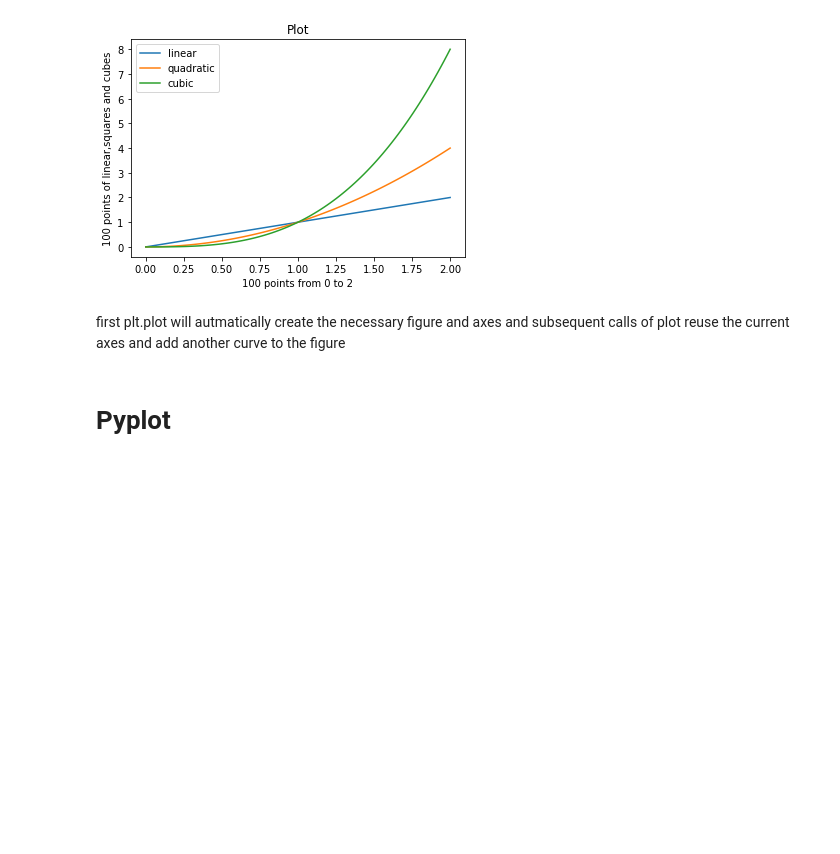
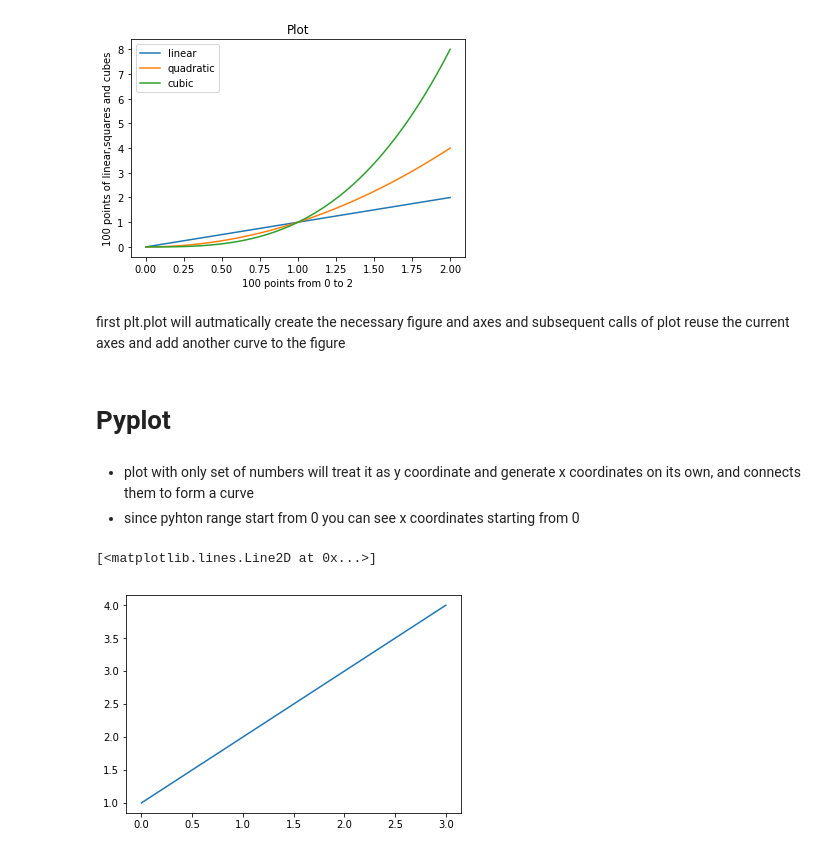
Before and after one commit to PrajwalPrashanth/DataloreLabsInternship, a Jupyter notebook: Matplotlib.ipynb, the cells around one changed output. Saved outputs shown, nothing was run; the diff lists cells and outputs as text; code cells hidden in the pictures; blank space fills up the shorter version.

```diff
--- a/Matplotlib.ipynb
+++ b/Matplotlib.ipynb
@@ -90,3 +90,11 @@ plt.show()
 first plt.plot will autmatically create the necessary figure and axes and subsequent calls of plot reuse the current axes and add another curve to the figure
 # %% [markdown]
 # Pyplot
+# %% [markdown]
+* plot with only set of numbers will treat it as y coordinate and generate x coordinates on its own, and connects them to form a curve
+* since pyhton range start from 0 you can see x coordinates starting from 0
+# %%
+plt.plot([1,2,3,4])
+# %% [output]
+[<matplotlib.lines.Line2D at 0x...>]
+[figure, added]
```
Also changed, not shown: parts of 11 cells of this notebook.
